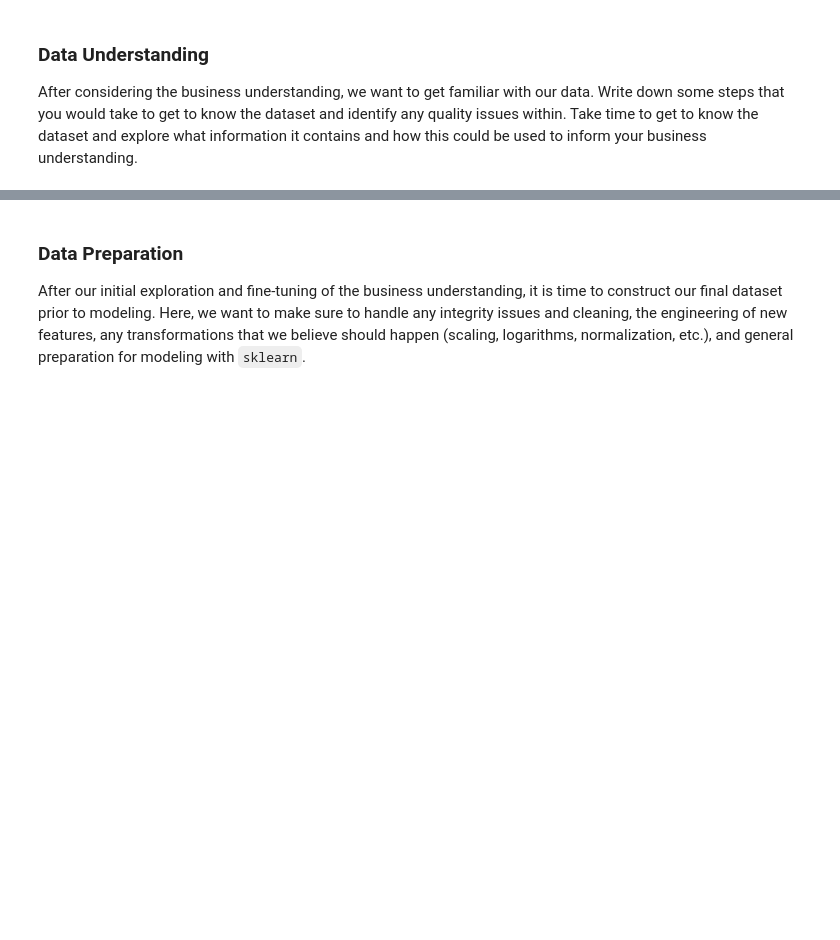
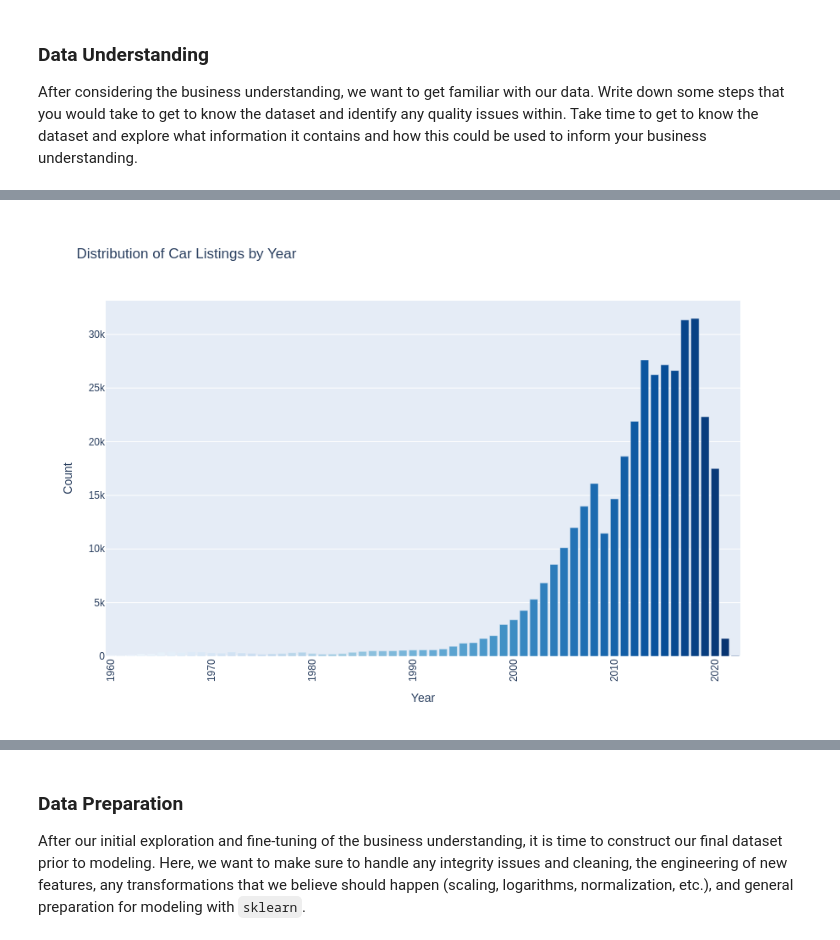
Before and after one commit to salorozco/machine-learning-and-artificial-intelligence, a Jupyter notebook: used_cars/prompt_II.ipynb, the cells around one changed output, grey strips where cells are left out. Drawn from its saved outputs; the diff is of its cells as text; code cells hidden in the pictures; blank space fills up the shorter version.

Commit message:
:zap: Completes the used car prices notebook

```diff
--- a/used_cars/prompt_II.ipynb
+++ b/used_cars/prompt_II.ipynb
@@ -25,0 +210,27 @@ After considering the business understanding, we want to get familiar with our d
+# %%
+#Plot year value counts from 1960 till now with price range from 500 to 200,000
+filtered_year_price = df[(df['year'] >= 1960) & (df['year'] <= 2025) & (df['price'] >= 500) & (df['price'] <= 200000)]
+
+#Count occurrences of each year
+year_counts = filtered_year_price['year'].value_counts().sort_index()
+
+#Bar chart with a muted color palette
+fig = px.bar(
+    x=year_counts.index,
+    y=year_counts.values,
+    labels={'x': 'Year', 'y': 'Count'},
+    title="Distribution of Car Listings by Year",
+    color=year_counts.index,  # Assigning different colors per year
+    color_continuous_scale="blues"  # Muted blue color scheme
+)
+
+fig.update_layout(
+    xaxis=dict(tickangle=-90),
+    height=600,
+    width=1000,
+    coloraxis_showscale=False  # Hide the color scale for a cleaner look
+)
+
+fig.show()
+# %% [output]
+[figure, added]
```
Also changed, not shown: parts of 51 cells of this notebook, 2 other files.
